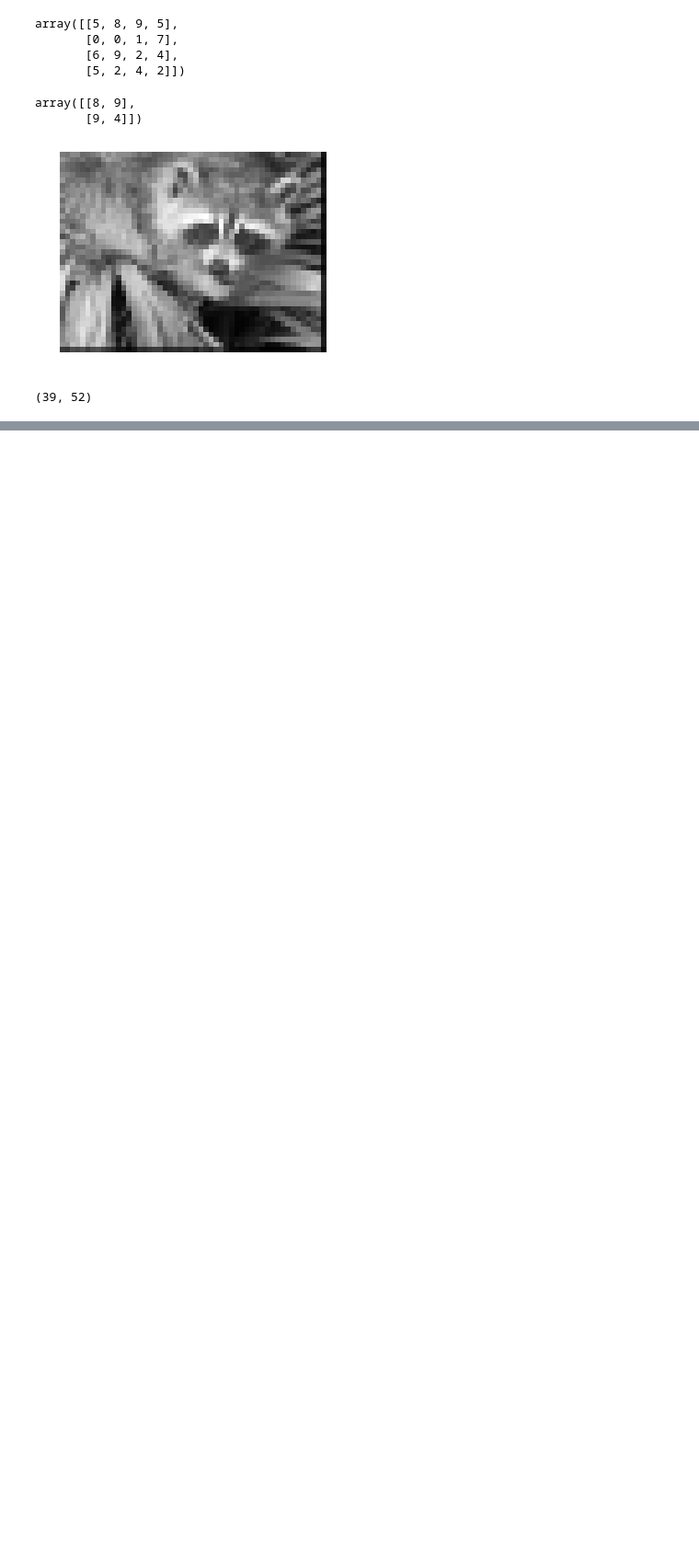
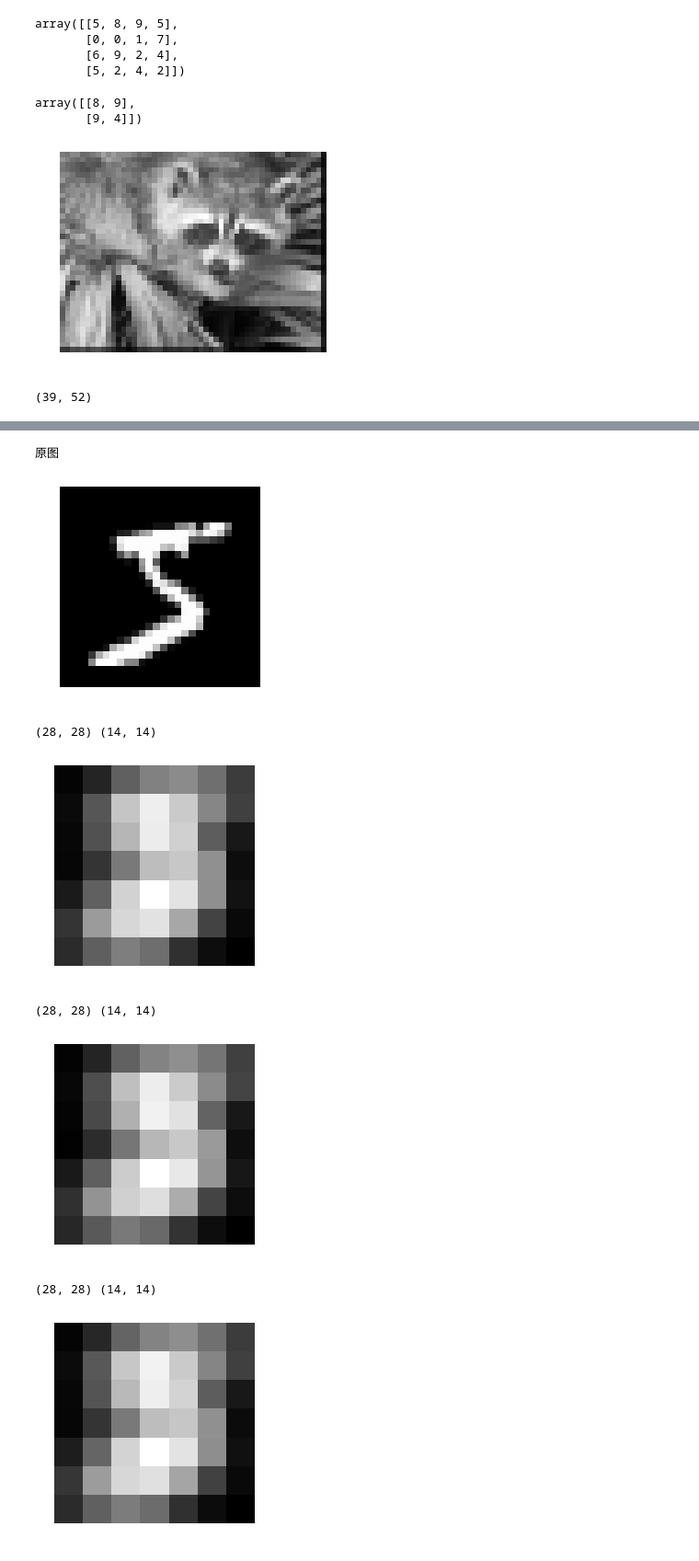
Before and after one commit to yexxyy/jupyter_notebook, a Jupyter notebook: 机器学习/卷积神经网络.ipynb, the cells around one changed output, grey strips where cells are left out. Shown: that part at 92% size. Drawn from its saved outputs; the diff is of its cells as text; code cells hidden in the pictures; blank space fills up the shorter version.

```diff
--- a/机器学习/卷积神经网络.ipynb
+++ b/机器学习/卷积神经网络.ipynb
@@ -190,0 +178,62 @@ for x,y in zip(images,labels):
+# %%
+
+for temp_img,lab in zip(images,labels):
+    img=temp_img.reshape(28,28)
+    print('原图'),show(img)
+
+
+
+    #First convolutional layer
+
+
+    #Second convolutioal layer
+
+
+
+
+
+
+
+    #First convolutional layer
+    #使用filters_c1中的六个卷积核分别卷积原图
+
+
+
+
+#     for index in range(len(filters_1)):
+
+#         #First convolution layer
+#         conved_1=signal.convolve2d(img,filters_c1[index],mode='same')+biass_2[index]
+#         pooled_1=measure.block_reduce(conved_1,(2,2),np.max)
+
+#         print(conved_1.shape,pooled_1.shape)
+# #         show(pooleds_1[0])
+
+
+#         #用filters_2里面的卷积核分别去卷积pooled_1
+#         for index in range(len(filters_2)):
+#             #Second convolutioal layer
+#             conved_2=signal.convolve2d(pooled_1,filters_2[index],mode='same')+biass_2[index]
+#             pooled_2=measure.block_reduce(conved_2,(2,2),np.max)
+
+#             show(pooled_2)
+
+#             #接下来全连接
+
+
+
+
+#             break
+
+
+
+#     break
+# %% [output]
+原图
+[figure, added]
+(28, 28) (14, 14)
+[figure, added]
+(28, 28) (14, 14)
+[figure, added]
+(28, 28) (14, 14)
+[figure, added]
```
Also changed, not shown: parts of 7 cells of this notebook, 2 other files.
